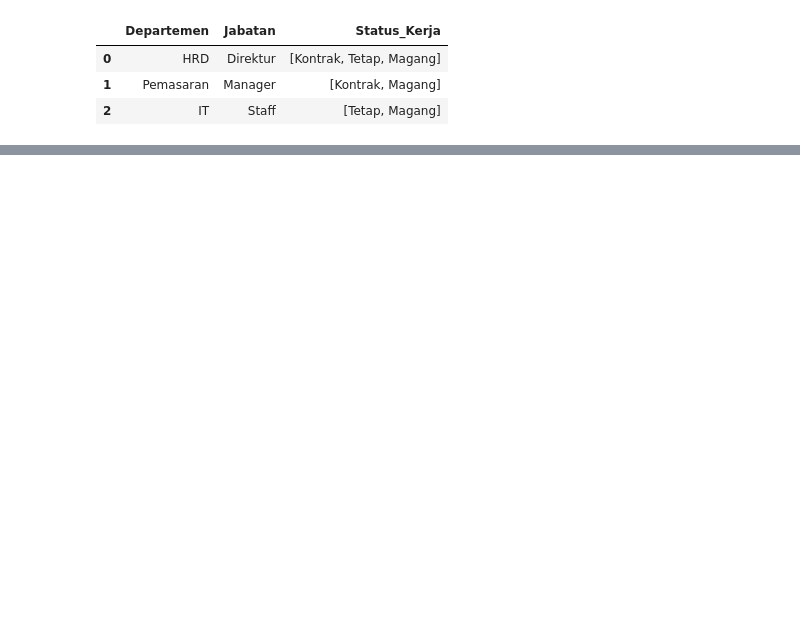
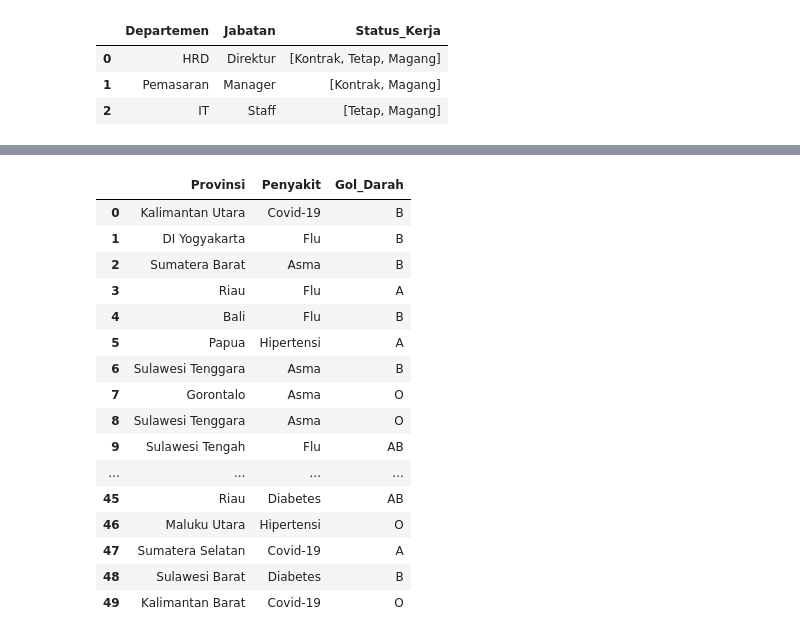
Before and after one commit to diosamuel/data_anonym_task, a Jupyter notebook: DataAnonymity.ipynb, the cells around one changed output, grey strips where cells are left out. Drawn from its saved outputs; the diff is of its cells as text; code cells hidden in the pictures; blank space fills up the shorter version.

```diff
--- a/DataAnonymity.ipynb
+++ b/DataAnonymity.ipynb
@@ -632,0 +648,20 @@ pd.concat([df_final_1, df_final_2, df_final_3], ignore_index=True)
+# %%
+df_pasien
+# %% [output]
+|  | Provinsi | Penyakit | Gol_Darah |
+| 0 | Kalimantan Utara | Covid-19 | B |
+| 1 | DI Yogyakarta | Flu | B |
+| 2 | Sumatera Barat | Asma | B |
+| 3 | Riau | Flu | A |
+| 4 | Bali | Flu | B |
+| 5 | Papua | Hipertensi | A |
+| 6 | Sulawesi Tenggara | Asma | B |
+| 7 | Gorontalo | Asma | O |
+| 8 | Sulawesi Tenggara | Asma | O |
+| 9 | Sulawesi Tengah | Flu | AB |
+| ... | ... | ... | ... |
+| 45 | Riau | Diabetes | AB |
+| 46 | Maluku Utara | Hipertensi | O |
+| 47 | Sumatera Selatan | Covid-19 | A |
+| 48 | Sulawesi Barat | Diabetes | B |
+| 49 | Kalimantan Barat | Covid-19 | O |
```
Also changed, not shown: parts of 16 cells of this notebook.
